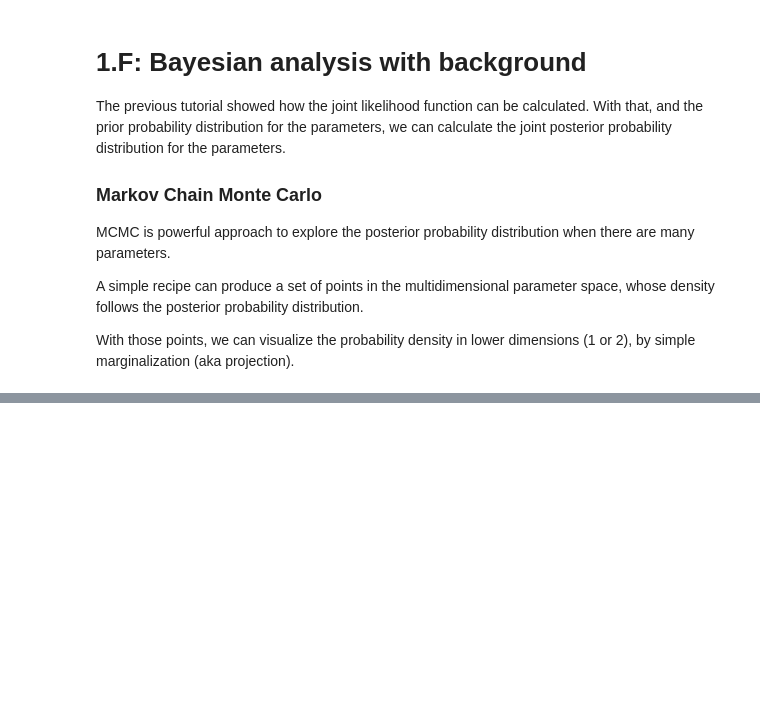
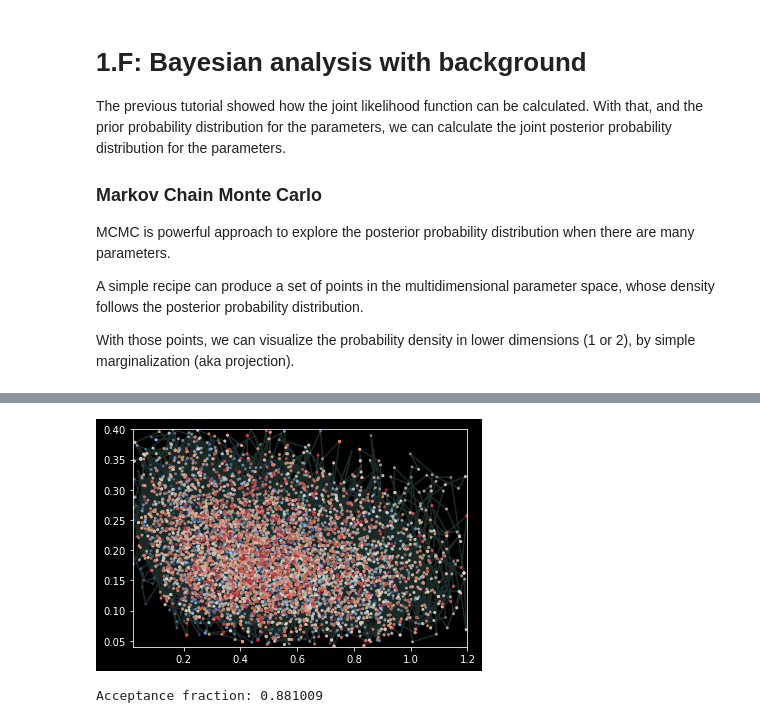
Before and after one commit to callum-mccracken/TRISEP_2022, a Jupyter notebook: stats/notebooks/radioactivity_F.ipynb, the cells around one changed output, grey strips where cells are left out. Drawn from its saved outputs; the diff is of its cells as text; code cells hidden in the pictures; blank space fills up the shorter version.

```diff
--- a/stats/notebooks/radioactivity_F.ipynb
+++ b/stats/notebooks/radioactivity_F.ipynb
@@ -58,7 +61,7 @@ def logP(params):
     sim_control_detector.set_background(b)
     sim_control_likelihood = sim_control_detector.get_likelihood(observed_control)
     # assuming uniform priors for the parameters:
-    result =
+    result = np.log(sim_likelihood*sim_control_likelihood)
     return result
 
 parameters = [
@@ -86,11 +96,16 @@ print('90% credible interval for activity: [',round(a_low,3),',',round(a_high,3)
 # %%
 # show how the chain of points is constructed
 
-mc = chain[2100:2200]
-plt.plot([dict['a'] for dict in mc], [dict['b'] for dict in mc], marker='o', ms=4, markerfacecolor='red')
+mc = chain
+x = [dict['a'] for dict in mc]
+y = [dict['b'] for dict in mc]
+plt.plot(x, y, alpha=0.2)
+plt.scatter(x,y,c=np.arange(0,1,1/len(x)), alpha=np.arange(0,1,1/len(x)), cmap='coolwarm', marker='o', s=4)
 plt.xlim(0.02,1.2)
 plt.ylim(0.04,0.40)
 plt.show()
+# %% [output]
+[figure, added]
 # %%
 # repeat the analysis above, this time with a well understood background rate
 # Low background: (b = 0.12 +/- 0.02)
@@ -111,7 +126,7 @@ def logP_alt(params):
     sim_control_detector.set_background(b)
     sim_control_likelihood = sim_control_detector.get_likelihood(observed_control)
     # assuming non-uniform prior for the background rate:
-    result =
+    result = np.log(sim_likelihood * sim_control_likelihood) - 0.5*((b*prior_b_mean)/prior_b_sigma)**2
     return result
 
 parameters = [
@@ -119,7 +134,9 @@ parameters = [
     {'name':'b','start':prior_b_mean,'step':prior_b_sigma,'min':0.04,'max':0.4}
 ]
 mcmc_alt = MarkovChain(parameters, logP_alt)
-chain_alt = mcmc_alt.get_chain(10000) # increase to 100000 for a better view
+chain_alt = mcmc_alt.get_chain(1000000) # increase to 100000 for a better view
+# %% [output]
+Acceptance fraction: 0.881009
 # %%
 # scatterplot of all points in the chain
 
```
Also changed, not shown: parts of 6 cells of this notebook, 8 other files.
